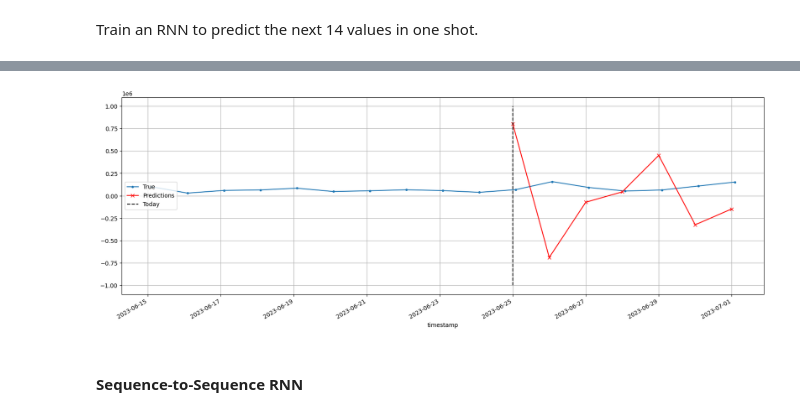
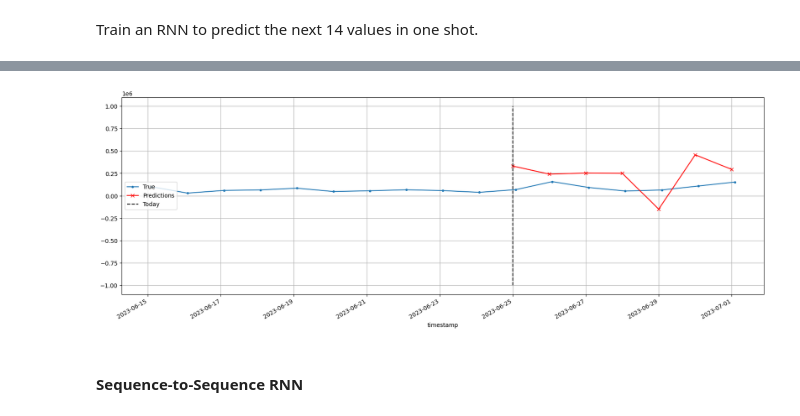
Before and after one commit to AnastasiaBrinati/experiments, a Jupyter notebook: Models2.ipynb, the cells around one changed output, grey strips where cells are left out. Saved outputs shown, nothing was run; the diff lists cells and outputs as text; code cells hidden in the pictures.

```diff
--- a/Models2.ipynb
+++ b/Models2.ipynb
@@ -351,22 +368,20 @@ Y_pred = ahead_model.predict(X) # shape [1, 14]
 # %%
-# The forecasts start on 2023-06-01, and they end
-# on 2019-06-14. That's 14 days in total.
 origin = "2023-06-15"
 start = "2023-06-25"
 end = "2023-07-01"
 
-Y_pred = pd.Series(X[0, -prediction_lenght:, 0], index=pd.date_range(start, end))
+Y_pred = pd.Series(Y_pred[0], index=pd.date_range(start, end))
 
 fig, ax = plt.subplots(figsize=(20, 7))
 (vl * 1e6)[origin:end].plot(label="True", marker=".", ax=ax)
 (Y_pred * 1e6).plot(label="Predictions", grid=True, marker="x", color="r", ax=ax)
 ax.vlines(start, -1e6, 1e6, color="k", linestyle="--", label="Today")
 #ax.set_ylim([200_000, 800_000])
 plt.legend(loc="center left")
 #save_fig("forecast_ahead_plot")
 plt.show()
 # %% [output]
-[figure, old version]
+[figure, new version]
 # %% [markdown]
 #### Sequence-to-Sequence RNN
 # %%
```
Also changed, not shown: parts of 12 cells of this notebook.
